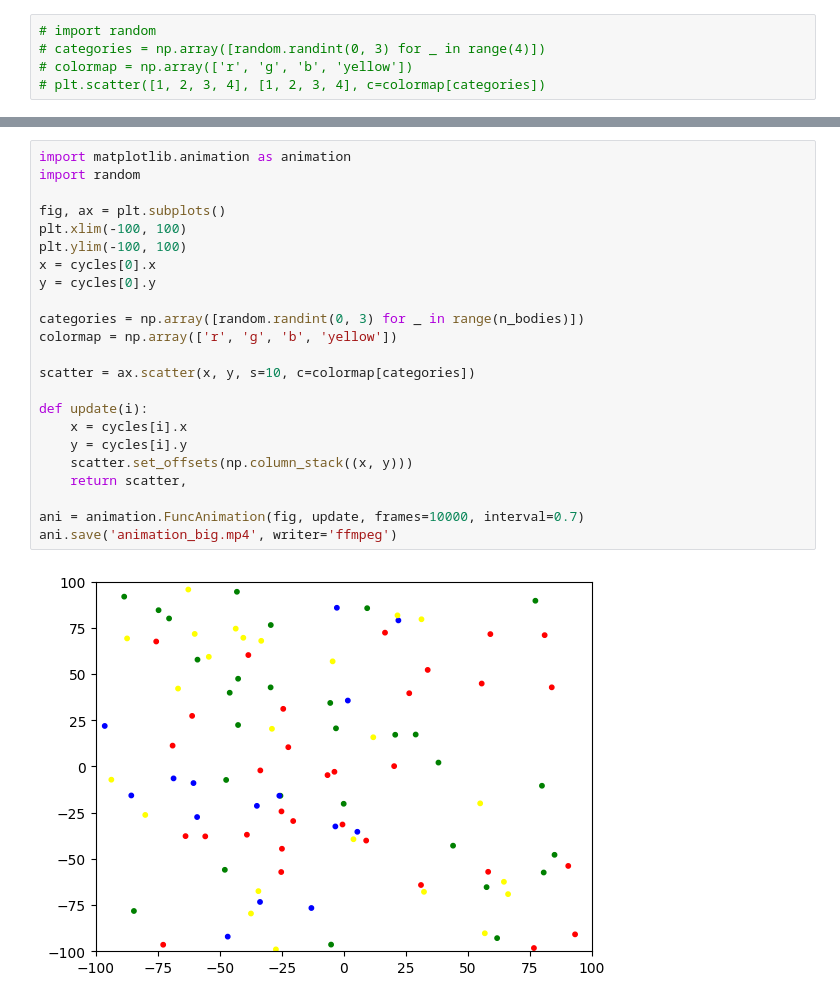
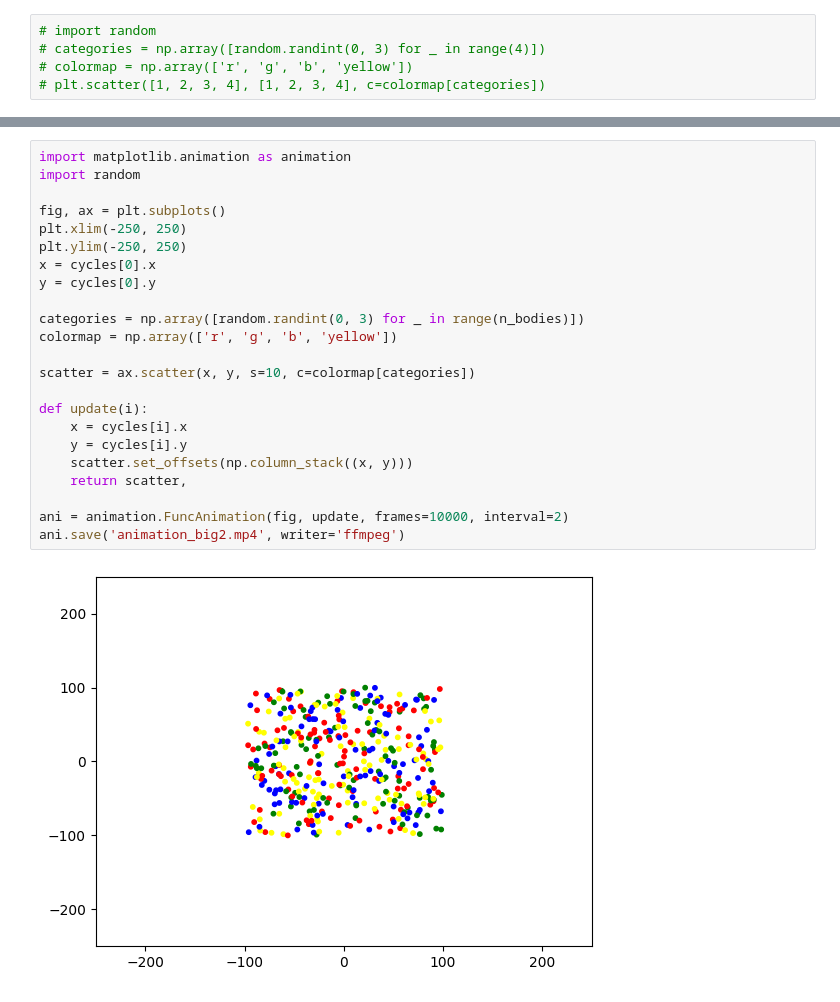
Before and after one commit to a13xbb/parallel-c, a Jupyter notebook: animation.ipynb, the cells around one changed output, grey strips where cells are left out. Saved outputs shown, nothing was run; the diff lists cells and outputs as text.

Commit message:
added speedup plots and animations

```diff
--- a/animation.ipynb
+++ b/animation.ipynb
@@ -58,25 +58,25 @@ plt.scatter(cycles[9999].x, cycles[9999].y, s=1)
 # %%
 import matplotlib.animation as animation
 import random
 
 fig, ax = plt.subplots()
-plt.xlim(-100, 100)
-plt.ylim(-100, 100)
+plt.xlim(-250, 250)
+plt.ylim(-250, 250)
 x = cycles[0].x
 y = cycles[0].y
 
 categories = np.array([random.randint(0, 3) for _ in range(n_bodies)])
 colormap = np.array(['r', 'g', 'b', 'yellow'])
 
 scatter = ax.scatter(x, y, s=10, c=colormap[categories])
 
 def update(i):
     x = cycles[i].x
     y = cycles[i].y
     scatter.set_offsets(np.column_stack((x, y)))
     return scatter,
 
-ani = animation.FuncAnimation(fig, update, frames=10000, interval=0.7)
-ani.save('animation_big.mp4', writer='ffmpeg')
+ani = animation.FuncAnimation(fig, update, frames=10000, interval=2)
+ani.save('animation_big2.mp4', writer='ffmpeg')
 # %% [output]
-[figure, old version]
+[figure, new version]
```
Also changed, not shown: parts of 1 cell of this notebook, 4 other files.
